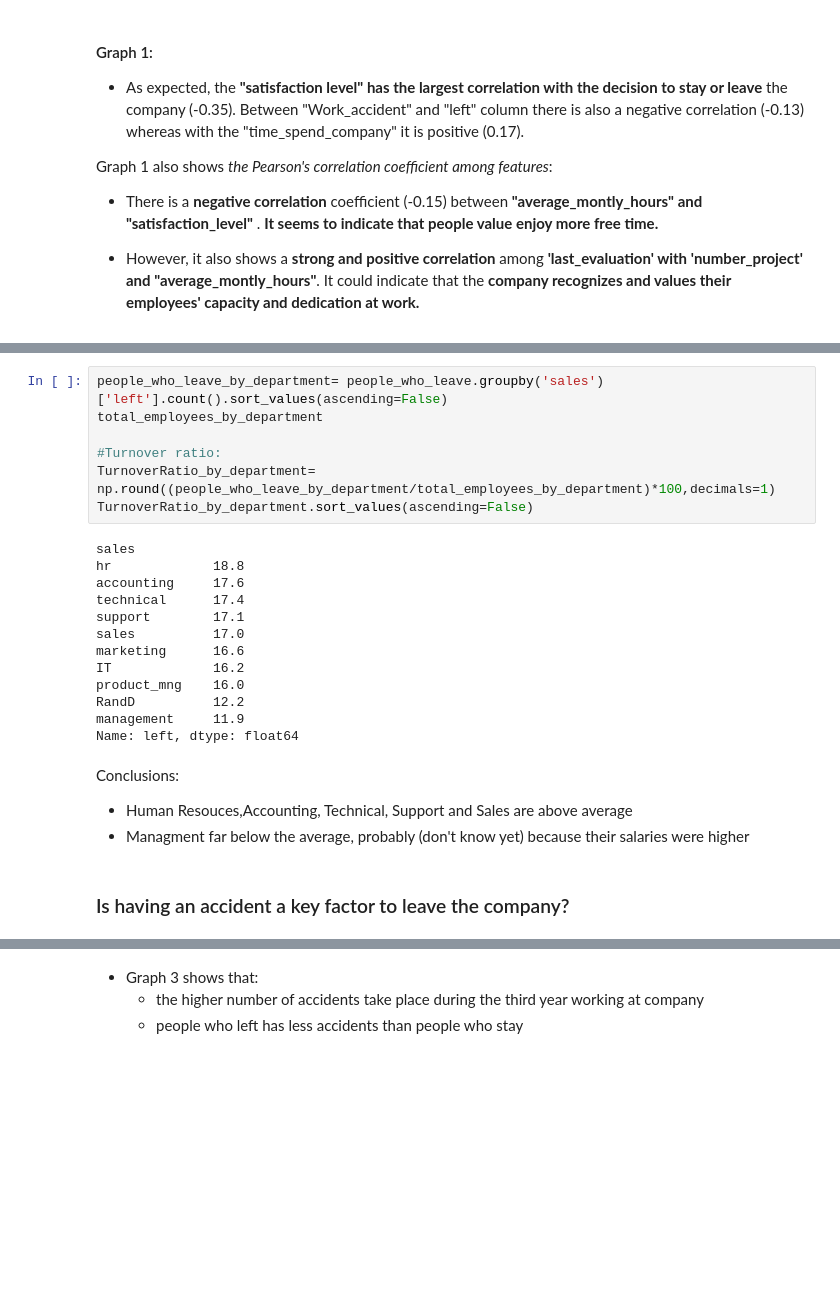
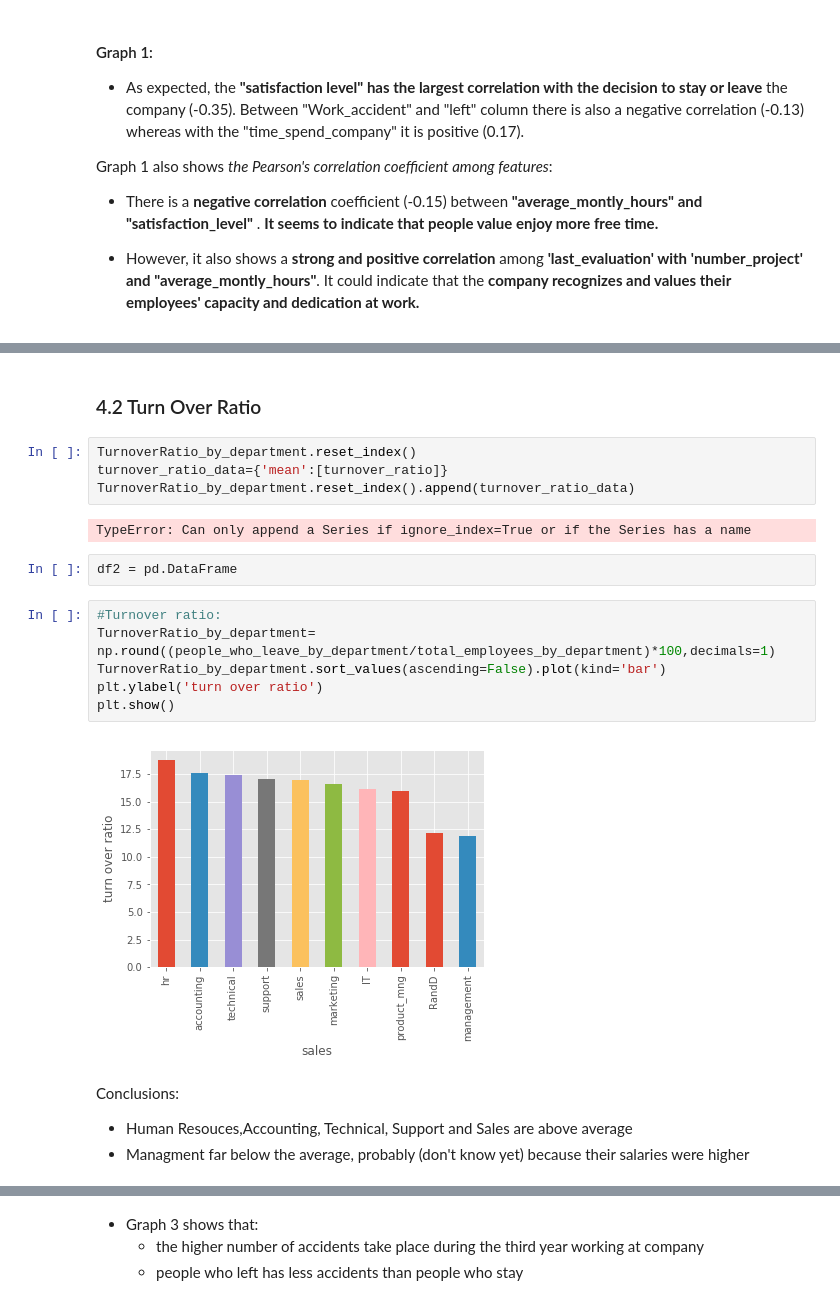
Before and after one commit to MariaGamero/TFM-ReasonsforEmployeeTurnover, a Jupyter notebook: Employee_retention.ipynb, the cells around one changed output, grey strips where cells are left out. Saved outputs shown, nothing was run; the diff lists cells and outputs as text; blank space fills up the shorter version.

```diff
--- a/Employee_retention.ipynb
+++ b/Employee_retention.ipynb
@@ -216,30 +228,26 @@ plt.axis('equal')  # Equal aspect ratio ensures that pie is drawn as a circle.
 plt.show()
 # %% [output]
 [figure]
+# %% [markdown]
+### 4.2 Turn Over Ratio
+# %%
+TurnoverRatio_by_department.reset_index()
+turnover_ratio_data={'mean':[turnover_ratio]}
+TurnoverRatio_by_department.reset_index().append(turnover_ratio_data)
+# %% [output]
+TypeError: Can only append a Series if ignore_index=True or if the Series has a name
+# %%
+df2 = pd.DataFrame
 # %%
-people_who_leave_by_department= people_who_leave.groupby('sales')['left'].count().sort_values(ascending=False)
-total_employees_by_department
-
 #Turnover ratio:
 TurnoverRatio_by_department= np.round((people_who_leave_by_department/total_employees_by_department)*100,decimals=1)
-TurnoverRatio_by_department.sort_values(ascending=False)
+TurnoverRatio_by_department.sort_values(ascending=False).plot(kind='bar')
+plt.ylabel('turn over ratio')
+plt.show()
 # %% [output]
-sales
-hr             18.8
-accounting     17.6
-technical      17.4
-support        17.1
-sales          17.0
-marketing      16.6
-IT             16.2
-product_mng    16.0
-RandD          12.2
-management     11.9
-Name: left, dtype: float64
+[figure, added]
 # %% [markdown]
 Conclusions:
 
 * Human Resouces,Accounting, Technical, Support and Sales are above average
 * Managment far below the average, probably (don't know yet) because their salaries were higher
-# %% [markdown]
-### Is having an accident a key factor to leave the company?
```
Also changed, not shown: parts of 12 cells of this notebook.
